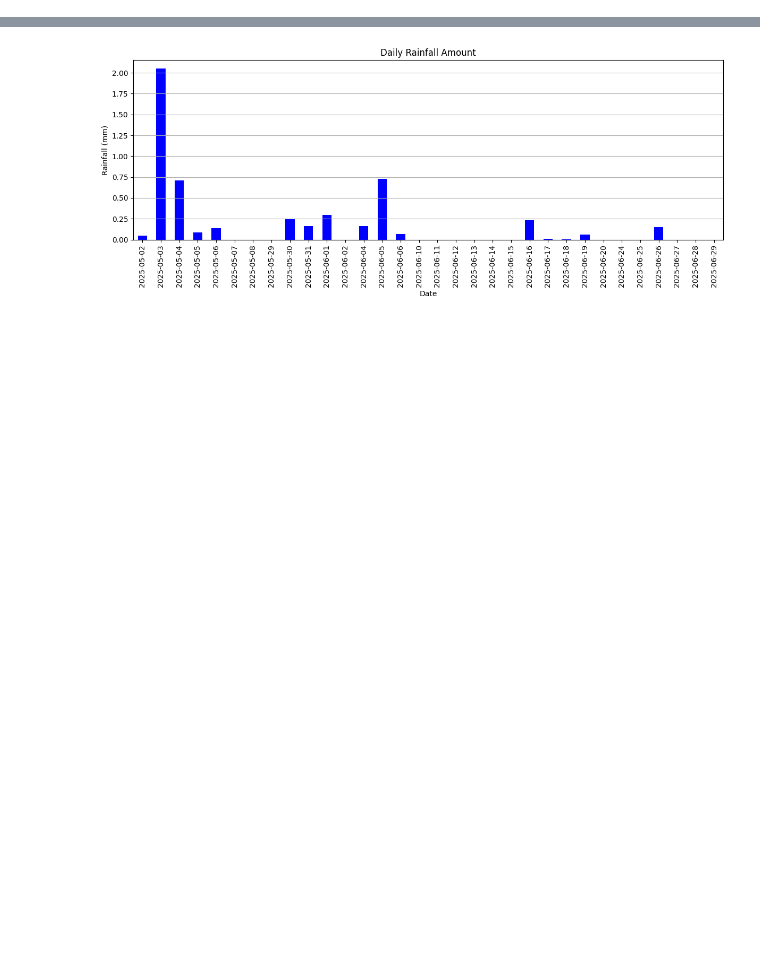
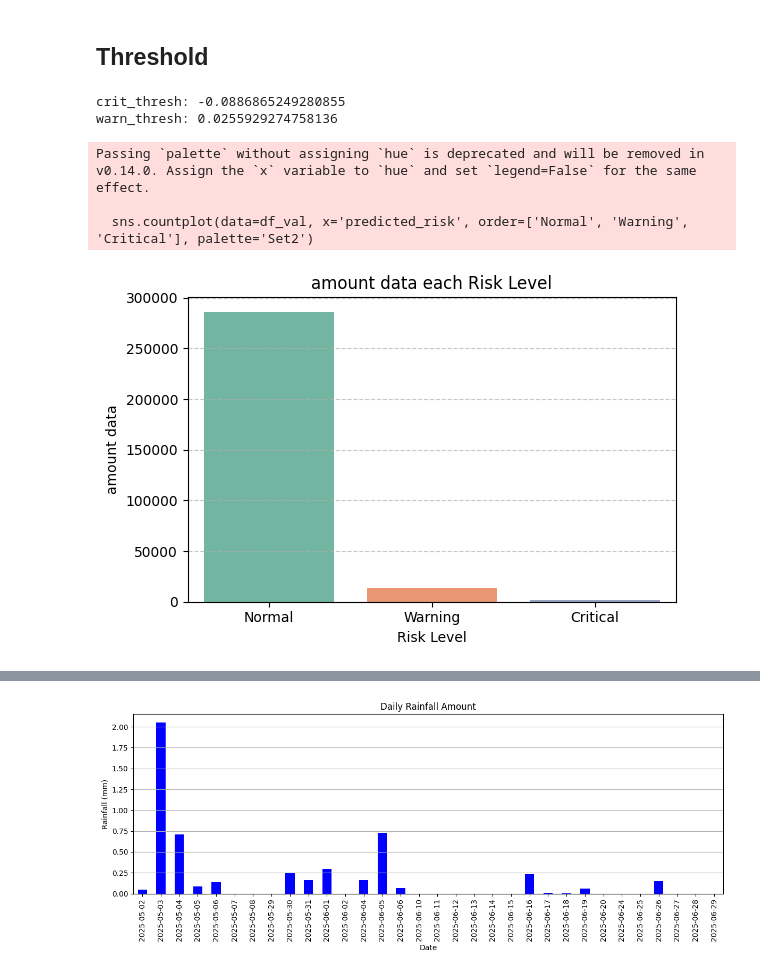
Before and after one commit to Ahmadaduwa/Landslide, a Jupyter notebook: models/IsalationForest/Isolation_Forest_Validate.ipynb, the cells around one changed output, grey strips where cells are left out. Cells and saved outputs as stored; diff of their text form; code cells hidden in the pictures; blank space fills up the shorter version.

```diff
--- a/models/IsalationForest/Isolation_Forest_Validate.ipynb
+++ b/models/IsalationForest/Isolation_Forest_Validate.ipynb
@@ -207,0 +48,49 @@ plt.show()
+# %% [markdown]
+## Threshold
+# %%
+# สร้าง features
+feature_cols = ['soil', 'rain', 'temp', 'humi', 'geo']
+X_val = df_val[feature_cols].values
+X_val_scaled = scaler.transform(X_val)
+
+# คำนวณ anomaly score และจัดระดับความเสี่ยง
+df_val['anomaly_score'] = iso_model.decision_function(X_val_scaled)
+
+
+#crit_thresh = np.percentile(df_val['anomaly_score'], 0.5)
+#warn_thresh = np.percentile(df_val['anomaly_score'], 5)
+
+crit_thresh = -0.08836725668910894
+warn_thresh = 0.025479414819127754
+
+def classify_risk(score):
+    if score < crit_thresh:
+        return "Critical"
+    elif score < warn_thresh:
+        return "Warning"
+    else:
+        return "Normal"
+
+df_val['predicted_risk'] = df_val['anomaly_score'].apply(classify_risk)
+
+print("crit_thresh:", np.percentile(df_val['anomaly_score'], 0.5))
+print("warn_thresh:", np.percentile(df_val['anomaly_score'], 5))
+# %% [output]
+crit_thresh: -0.0886865249280855
+warn_thresh: 0.0255929274758136
+# %%
+
+plt.figure(figsize=(6, 4))
+sns.countplot(data=df_val, x='predicted_risk', order=['Normal', 'Warning', 'Critical'], palette='Set2')
+
+plt.title('amount data each Risk Level')
+plt.xlabel('Risk Level')
+plt.ylabel('amount data')
+plt.grid(axis='y', linestyle='--', alpha=0.7)
+plt.tight_layout()
+plt.show()
+# %% [output]
+Passing `palette` without assigning `hue` is deprecated and will be removed in v0.14.0. Assign the `x` variable to `hue` and set `legend=False` for the same effect.
+
+  sns.countplot(data=df_val, x='predicted_risk', order=['Normal', 'Warning', 'Critical'], palette='Set2')
+[figure, added]
```
Also changed, not shown: parts of 62 cells of this notebook, 6 other files.
